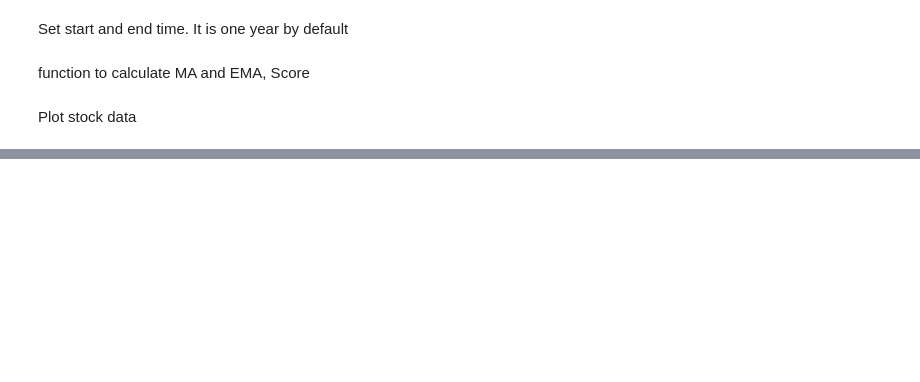
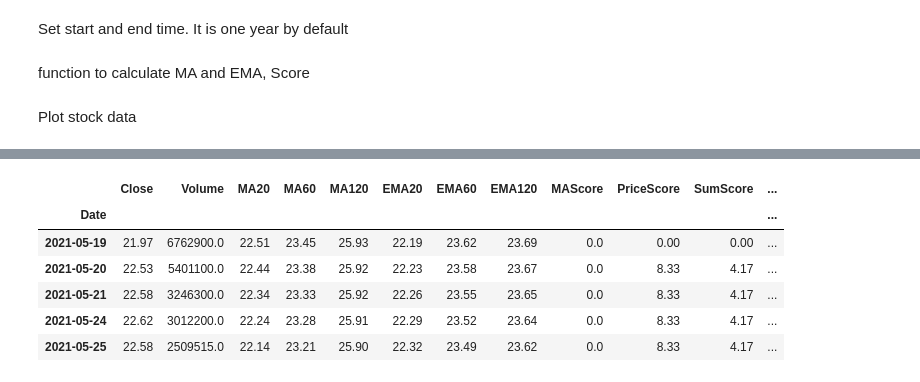
Before and after one commit to YuyuLin1003/stock_analysis, a Jupyter notebook: stock.ipynb, the cells around one changed output, grey strips where cells are left out. Drawn from its saved outputs; the diff is of its cells as text; code cells hidden in the pictures; blank space fills up the shorter version.

Commit message:
complete table

```diff
--- a/stock.ipynb
+++ b/stock.ipynb
@@ -18,11 +18,13 @@ class Stock:
         self.stockData = self.getStockData(label)
 
     def getStockData(self, label):
-        stock = web.DataReader(label, 'yahoo', start, end)[['Close', 'Volume']]
+        stock = web.DataReader(label, 'yahoo', start, end)[
+            ['Close', 'Volume']].round(2)
         addMAData(stock)
         addMAScore(stock)
         addPriceScore(stock)
         addSumScore(stock)
+        addPriceDelta(stock)
         return stock
 # %% [markdown]
 function to calculate MA and EMA, Score
@@ -70,6 +72,19 @@ def caculateOneDayPriceScore(prices):
     return score*100/fullScore
 
 
+def addPriceDelta(pricesDF):
+    pricesDeltaList = ['']
+    pricesDeltaPercentageList = [0]
+    for i in range(1, len(pricesDF)):
+        delta = pricesDF.iloc[i]['Close']-pricesDF.iloc[i-1]['Close']
+        pricesDeltaList.append(round(delta, 2))
+        pricesDeltaPercentageList .append(
+            str(round(delta*100/pricesDF.iloc[i-1]['Close'], 2))+'%'
+        )
+    pricesDF['Chg'] = pricesDeltaList
+    pricesDF['%Chg'] = pricesDeltaPercentageList
+
+
 def caculateOneDayMAScore(oneDayPrices):
     score = 0
     fullScore = 120
@@ -177,0 +201,12 @@ plotStockList(watchList)
+# %%
+watchList[0].stockData.iloc[0]['Close']
+addPriceDelta(watchList[1].stockData)
+watchList[1].stockData.tail()
+# %% [output]
+|  | Close | Volume | MA20 | MA60 | MA120 | EMA20 | EMA60 | EMA120 | MAScore | PriceScore | SumScore | ... |
+| Date |  |  |  |  |  |  |  |  |  |  |  | ... |
+| 2021-05-19 | 21.97 | 6762900.0 | 22.51 | 23.45 | 25.93 | 22.19 | 23.62 | 23.69 | 0.0 | 0.00 | 0.00 | ... |
+| 2021-05-20 | 22.53 | 5401100.0 | 22.44 | 23.38 | 25.92 | 22.23 | 23.58 | 23.67 | 0.0 | 8.33 | 4.17 | ... |
+| 2021-05-21 | 22.58 | 3246300.0 | 22.34 | 23.33 | 25.92 | 22.26 | 23.55 | 23.65 | 0.0 | 8.33 | 4.17 | ... |
+| 2021-05-24 | 22.62 | 3012200.0 | 22.24 | 23.28 | 25.91 | 22.29 | 23.52 | 23.64 | 0.0 | 8.33 | 4.17 | ... |
+| 2021-05-25 | 22.58 | 2509515.0 | 22.14 | 23.21 | 25.90 | 22.32 | 23.49 | 23.62 | 0.0 | 8.33 | 4.17 | ... |
```
Also changed, not shown: parts of 5 cells of this notebook.
